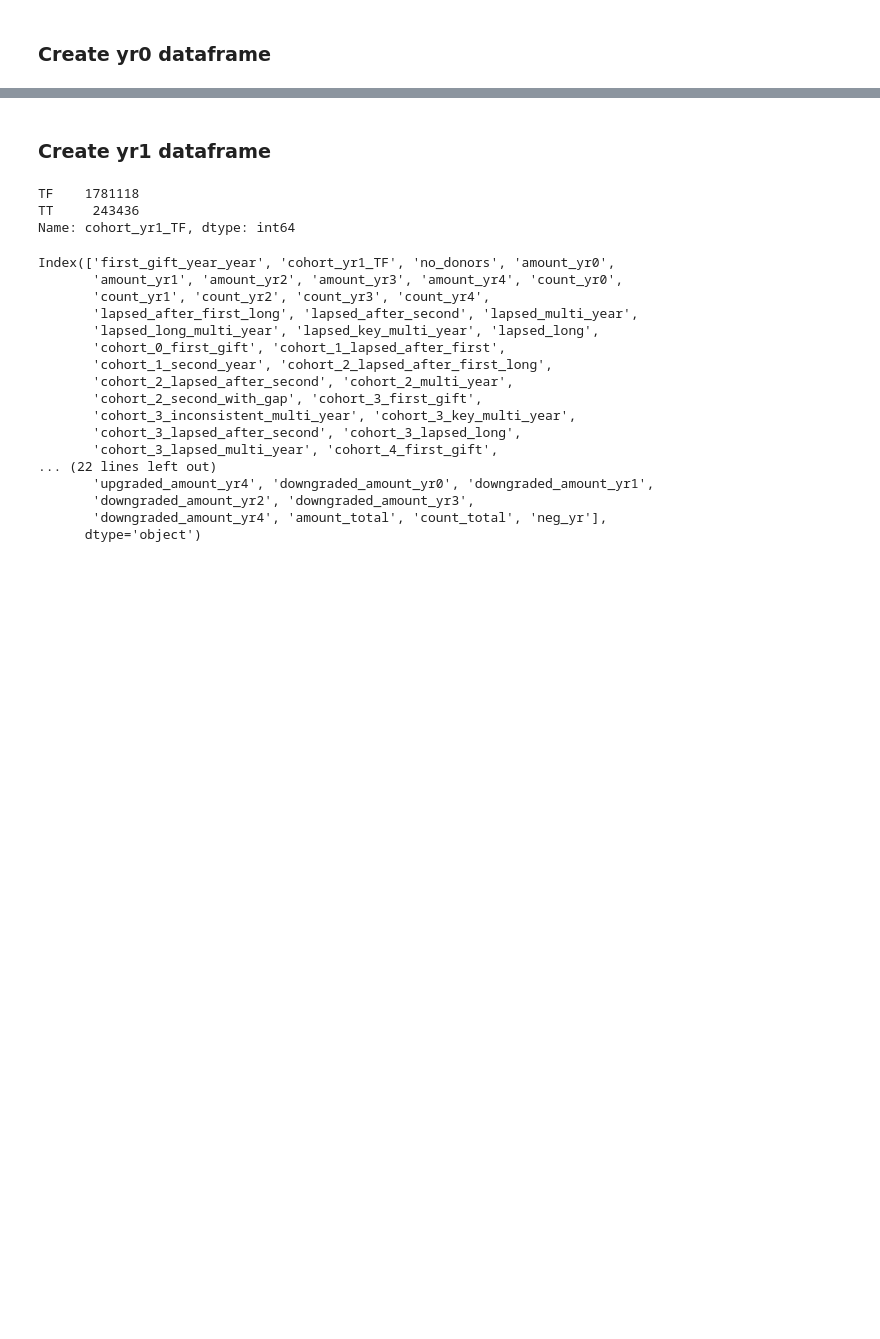
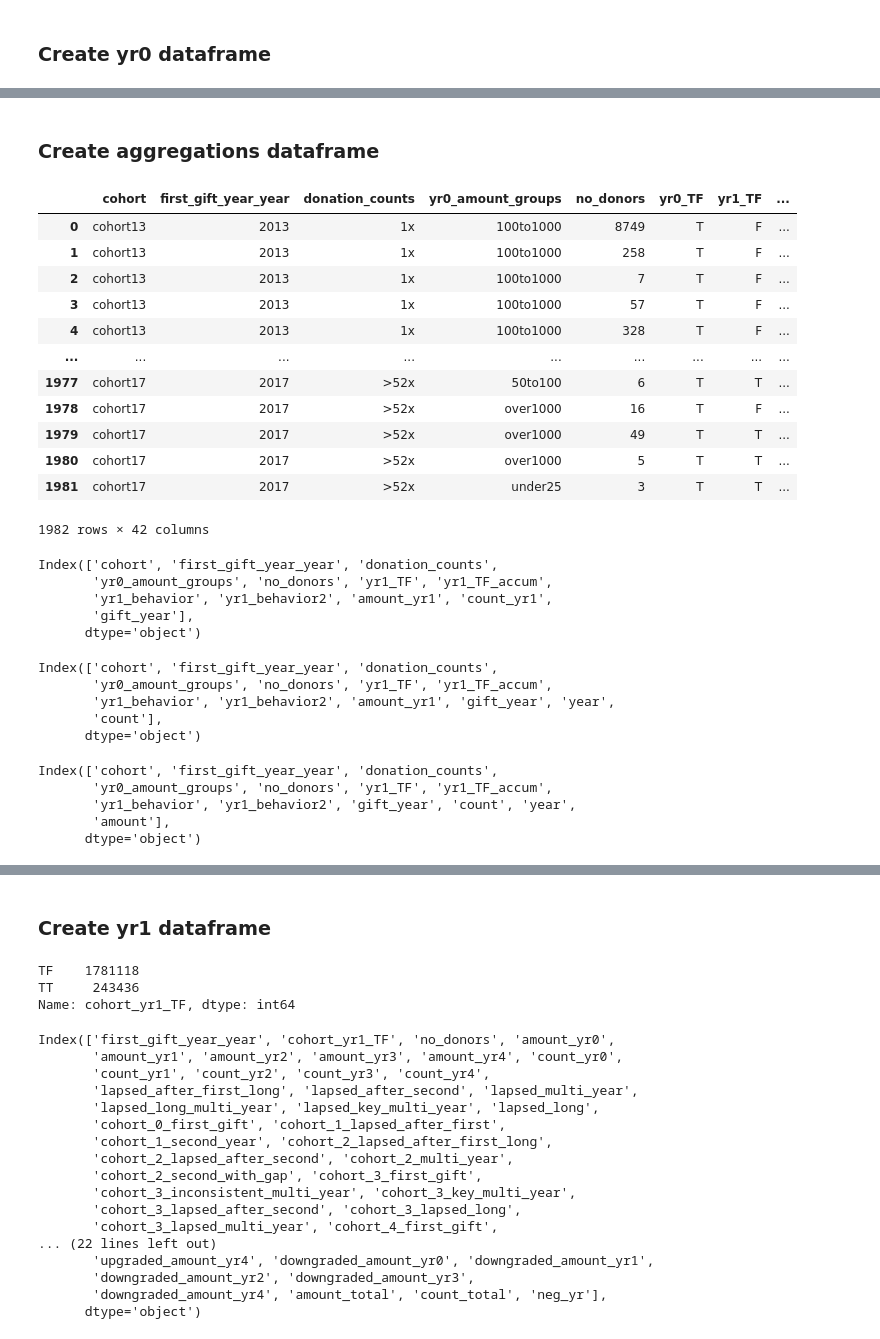
Before and after one commit to erinmarieanderson/donations_part_II, a Jupyter notebook: notebooks/11b_create_dataframes_by_year_with_new_dataset.ipynb, the cells around one changed output, grey strips where cells are left out. Saved outputs shown, nothing was run; the diff lists cells and outputs as text; code cells hidden in the pictures; blank space fills up the shorter version.

```diff
--- a/notebooks/11b_create_dataframes_by_year_with_new_dataset.ipynb
+++ b/notebooks/11b_create_dataframes_by_year_with_new_dataset.ipynb
@@ -142,0 +212,2 @@ df3_y0.to_csv('yr0.csv')
+# %%
+df1_y0.rename(columns = {'id':'no_donors'}, inplace = True)
@@ -142,0 +279,2 @@ df3_y0.to_csv('yr0.csv')
+# %%
+df1_y0=df1_y0[col1]
@@ -142,0 +283,18 @@ df3_y0.to_csv('yr0.csv')
+# %% [markdown]
+### Create aggregations dataframe
+# %%
+df1_y0
+# %% [output]
+|  | cohort | first_gift_year_year | donation_counts | yr0_amount_groups | no_donors | yr0_TF | yr1_TF | ... |
+| 0 | cohort13 | 2013 | 1x | 100to1000 | 8749 | T | F | ... |
+| 1 | cohort13 | 2013 | 1x | 100to1000 | 258 | T | F | ... |
+| 2 | cohort13 | 2013 | 1x | 100to1000 | 7 | T | F | ... |
+| 3 | cohort13 | 2013 | 1x | 100to1000 | 57 | T | F | ... |
+| 4 | cohort13 | 2013 | 1x | 100to1000 | 328 | T | F | ... |
+| ... | ... | ... | ... | ... | ... | ... | ... | ... |
+| 1977 | cohort17 | 2017 | >52x | 50to100 | 6 | T | T | ... |
+| 1978 | cohort17 | 2017 | >52x | over1000 | 16 | T | F | ... |
+| 1979 | cohort17 | 2017 | >52x | over1000 | 49 | T | T | ... |
+| 1980 | cohort17 | 2017 | >52x | over1000 | 5 | T | T | ... |
+| 1981 | cohort17 | 2017 | >52x | under25 | 3 | T | T | ... |
+1982 rows × 42 columns
@@ -142,0 +305,8 @@ df3_y0.to_csv('yr0.csv')
+# %%
+y1.columns
+# %% [output]
+Index(['cohort', 'first_gift_year_year', 'donation_counts',
+       'yr0_amount_groups', 'no_donors', 'yr1_TF', 'yr1_TF_accum',
+       'yr1_behavior', 'yr1_behavior2', 'amount_yr1', 'count_yr1',
+       'gift_year'],
+      dtype='object')
@@ -142,0 +316,8 @@ df3_y0.to_csv('yr0.csv')
+# %%
+y1a.columns
+# %% [output]
+Index(['cohort', 'first_gift_year_year', 'donation_counts',
+       'yr0_amount_groups', 'no_donors', 'yr1_TF', 'yr1_TF_accum',
+       'yr1_behavior', 'yr1_behavior2', 'amount_yr1', 'gift_year', 'year',
+       'count'],
+      dtype='object')
@@ -142,0 +329,8 @@ df3_y0.to_csv('yr0.csv')
+# %%
+y1b.columns
+# %% [output]
+Index(['cohort', 'first_gift_year_year', 'donation_counts',
+       'yr0_amount_groups', 'no_donors', 'yr1_TF', 'yr1_TF_accum',
+       'yr1_behavior', 'yr1_behavior2', 'gift_year', 'count', 'year',
+       'amount'],
+      dtype='object')
```
Also changed, not shown: parts of 69 cells of this notebook.
